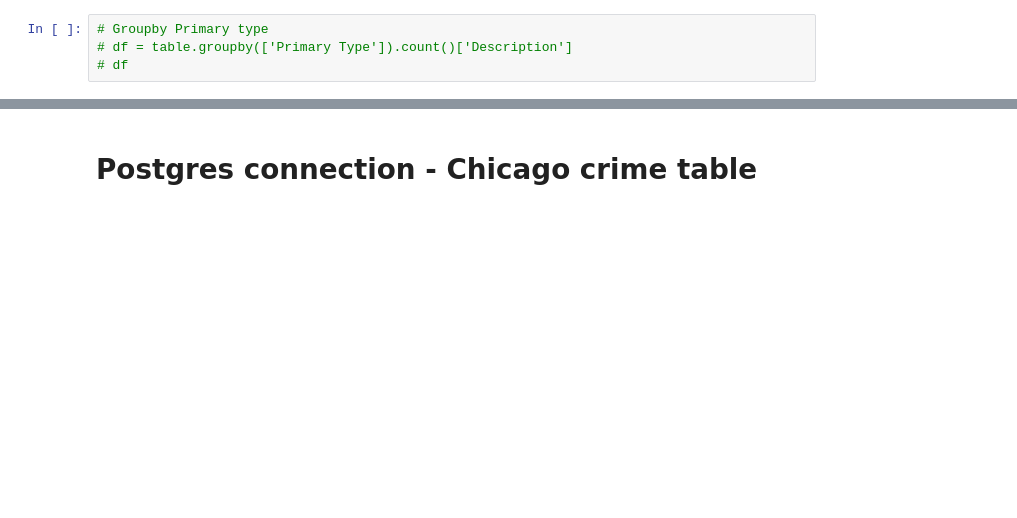
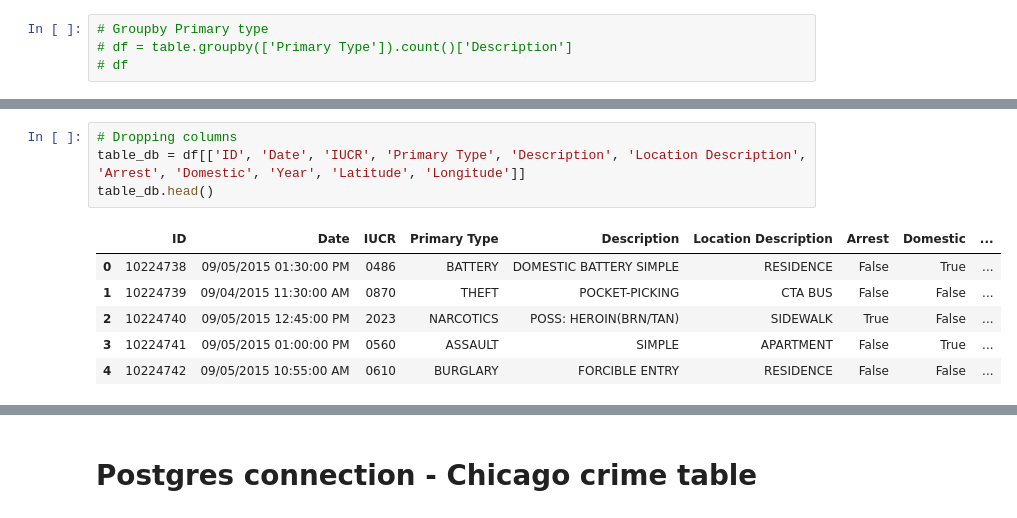
Before and after one commit to Karla-Flores/Chicago-Crime-Visualizing-Data, a Jupyter notebook: Proyect_03.ipynb, the cells around one changed output, grey strips where cells are left out. Saved outputs shown, nothing was run; the diff lists cells and outputs as text; blank space fills up the shorter version.

```diff
--- a/Proyect_03.ipynb
+++ b/Proyect_03.ipynb
@@ -71,2 +70,13 @@ table.head()
+# %%
+# Dropping columns
+table_db = df[['ID', 'Date', 'IUCR', 'Primary Type', 'Description', 'Location Description', 'Arrest', 'Domestic', 'Year', 'Latitude', 'Longitude']]
+table_db.head()
+# %% [output]
+|  | ID | Date | IUCR | Primary Type | Description | Location Description | Arrest | Domestic | ... |
+| 0 | 10224738 | 09/05/2015 01:30:00 PM | 0486 | BATTERY | DOMESTIC BATTERY SIMPLE | RESIDENCE | False | True | ... |
+| 1 | 10224739 | 09/04/2015 11:30:00 AM | 0870 | THEFT | POCKET-PICKING | CTA BUS | False | False | ... |
+| 2 | 10224740 | 09/05/2015 12:45:00 PM | 2023 | NARCOTICS | POSS: HEROIN(BRN/TAN) | SIDEWALK | True | False | ... |
+| 3 | 10224741 | 09/05/2015 01:00:00 PM | 0560 | ASSAULT | SIMPLE | APARTMENT | False | True | ... |
+| 4 | 10224742 | 09/05/2015 10:55:00 AM | 0610 | BURGLARY | FORCIBLE ENTRY | RESIDENCE | False | False | ... |
 # %%
 # Dropping NAN from latitude
```
Also changed, not shown: parts of 11 cells of this notebook.
